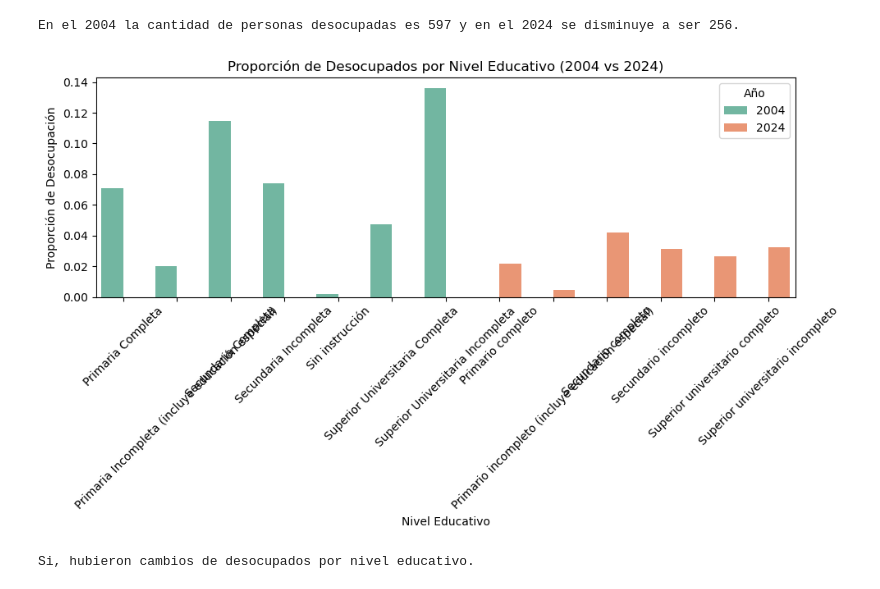
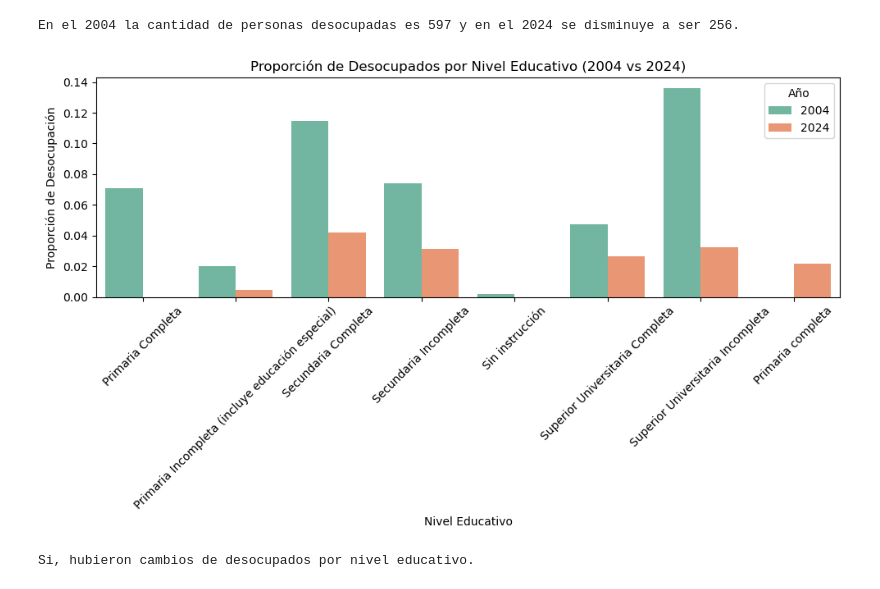
Before and after one commit to LucaDadderio0/-BigDataUBA-Grup10, a Jupyter notebook: TP2/Big_Data_TP2_Grupo10.ipynb, the cells around one changed output. Drawn from its saved outputs; the diff is of its cells as text; code cells hidden in the pictures.

```diff
--- a/TP2/Big_Data_TP2_Grupo10.ipynb
+++ b/TP2/Big_Data_TP2_Grupo10.ipynb
@@ -537,35 +587,35 @@ df_2004.columns = df_2004.columns.str.upper()
 # Filtrar solo región 40
 df_2024 = df_2024[df_2024["REGION"] == 40]
 df_2004 = df_2004[df_2004["REGION"] == "NOA"]
 # Homogeneizar valores
 df_2004["REGION"] = 40
 df_2004['ESTADO'] = df_2004['ESTADO'].map({'Entrevista individual no realizada (no respuesta al cuestionario individual)': 0 , 'Ocupado': 1, 'Desocupado': 2, 'Inactivo': 3, 'Menor de 10 años': 4})
-df_2024['NIVEL_ED'] = df_2024['NIVEL_ED'].map({1: 'Primario incompleto (incluye educación especial)', 2: 'Primario completo', 3: 'Secundario incompleto', 4: 'Secundario completo', 5:'Superior universitario incompleto', 6:'Superior universitario completo', 7:'Sin instrucción', 9:'Ns/Nr'})
+df_2024['NIVEL_ED'] = df_2024['NIVEL_ED'].map({1: 'Primaria Incompleta (incluye educación especial)', 2: 'Primaria completa', 3: 'Secundaria Incompleta', 4: 'Secundaria Completa', 5:'Superior Universitaria Incompleta', 6:'Superior Universitaria Completa', 7:'Sin instrucción', 9:'Ns./ Nr.'})
 # Agregar columna de año para identificar luego
 df_2004["AÑO"] = 2004
 df_2024["AÑO"] = 2024
 # Unir y filtrar quienes respondieron ESTADO
 df = pd.concat([df_2004, df_2024], ignore_index=True)
 respondieron = df[df["ESTADO"] != 0].copy()
 # Crear columna desocupado
 respondieron["desocupado"] = respondieron["ESTADO"].apply(lambda x: 1 if x == 2 else 0)
 # Agrupar por año y nivel educativo
 edu_group = respondieron.groupby(["AÑO", "NIVEL_ED"])
 # Calcular proporción de desocupados por nivel educativo
 desocup_prop = edu_group["desocupado"].mean().reset_index()
 desocup_prop.columns = ["AÑO", "NIVEL_ED", "Proporcion_Desocupados"]
 # Graficar
 plt.figure(figsize=(10, 6))
 sns.barplot(data=desocup_prop, x="NIVEL_ED", y="Proporcion_Desocupados", hue="AÑO", palette="Set2")
 plt.title("Proporción de Desocupados por Nivel Educativo (2004 vs 2024)")
 plt.xlabel("Nivel Educativo")
 plt.ylabel("Proporción de Desocupación")
 plt.xticks(rotation=45)
 plt.legend(title="Año")
 plt.tight_layout()
 plt.show()
 # %% [output]
-[figure, old version]
+[figure, new version]
 # %%
 print("Si, hubieron cambios de desocupados por nivel educativo.")
 # %% [output]
```
Also changed, not shown: parts of 3 cells of this notebook.
